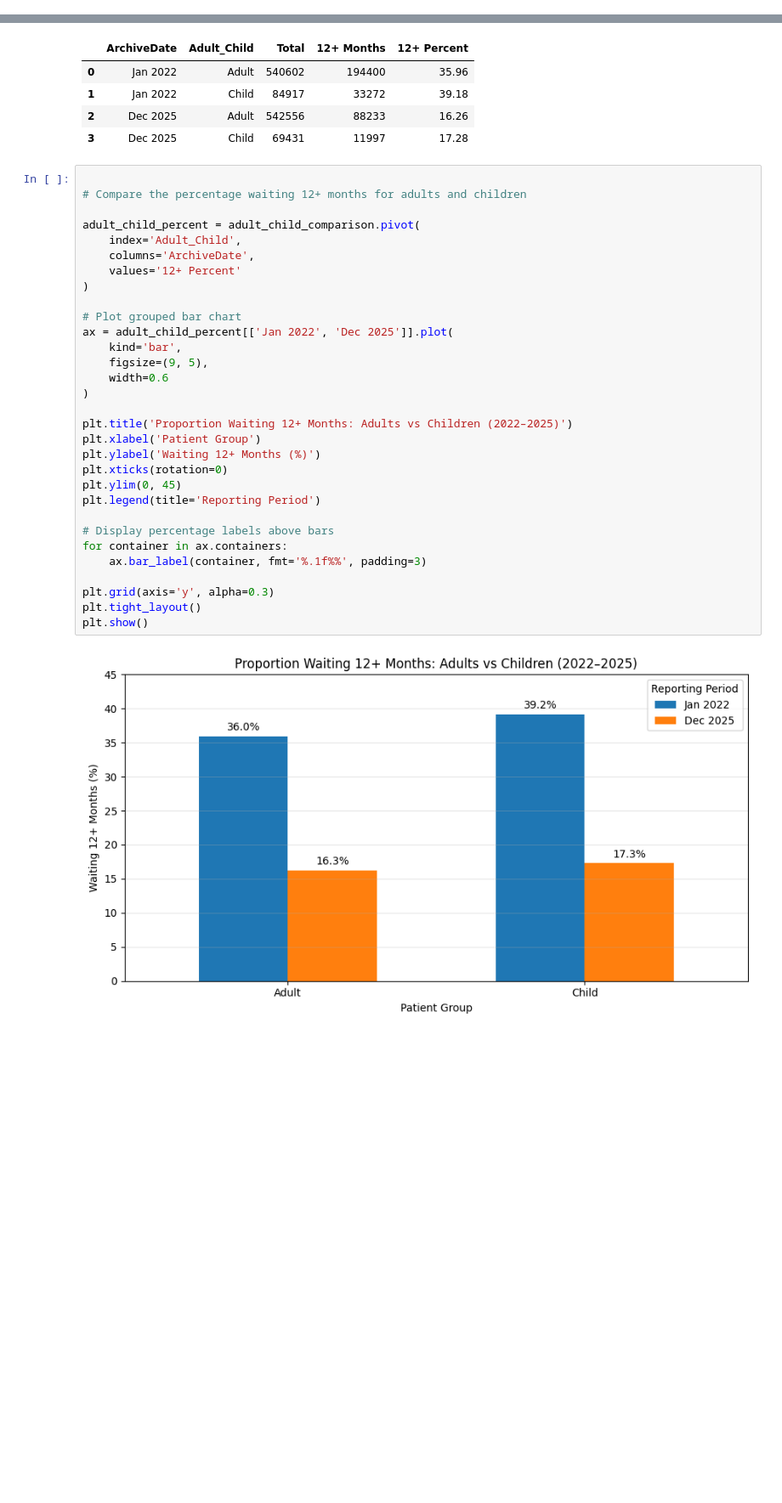
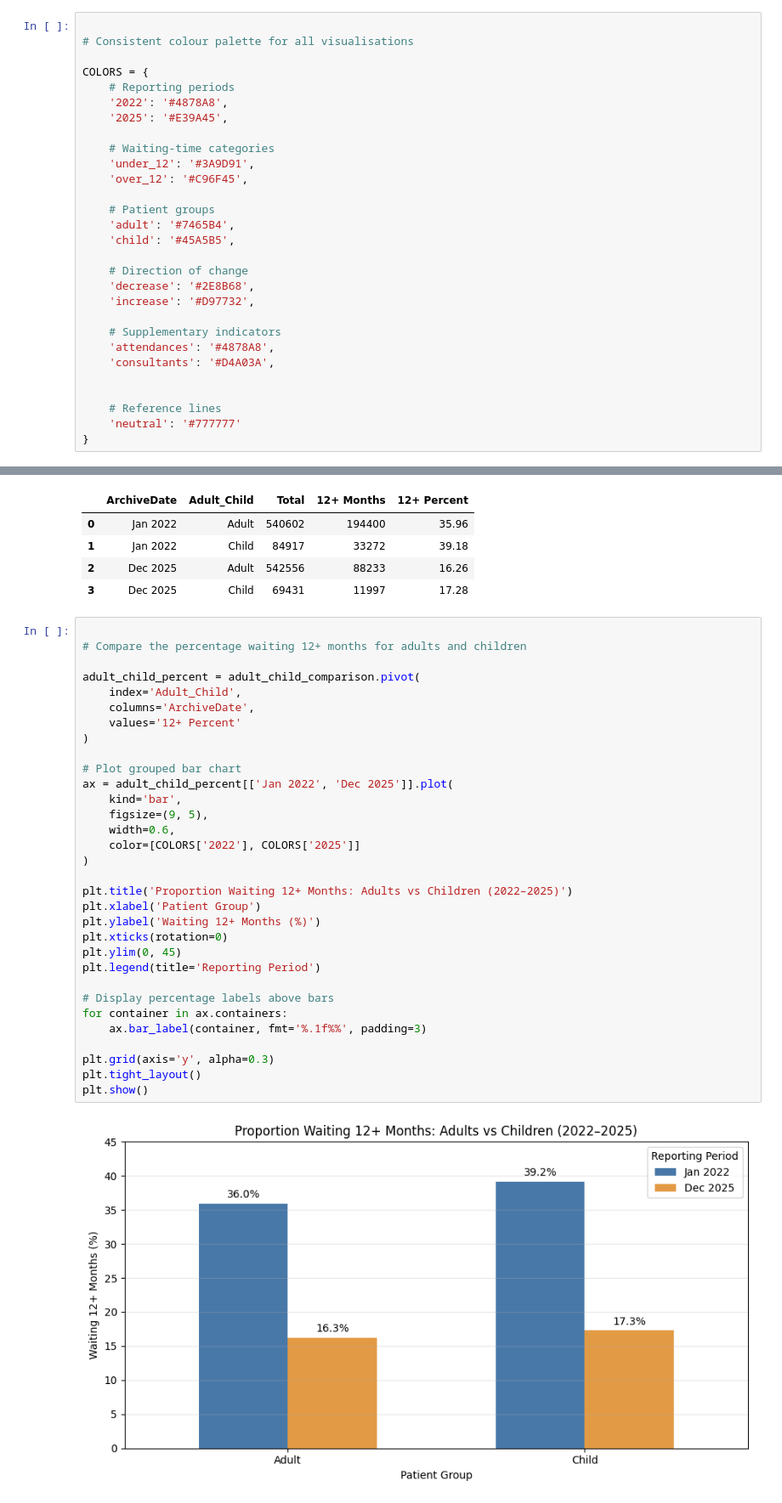
Before and after one commit to chantellehendry12-byte/Colab, a Jupyter notebook: CA2_Outpatient_Waiting_List_Analysis.ipynb, the cells around one changed output, grey strips where cells are left out. Shown at 85% size. Saved outputs shown, nothing was run; the diff lists cells and outputs as text; blank space fills up the shorter version.

```diff
--- a/CA2_Outpatient_Waiting_List_Analysis.ipynb
+++ b/CA2_Outpatient_Waiting_List_Analysis.ipynb
@@ -74,6 +74,35 @@ Saving Hospital_Waiting_Lists_Ireland_2022_to_2025.csv to Hospital_Waiting_Lists
 # Read datasets
 hospital_df = pd.read_csv('Hospital_Waiting_Lists_Ireland_2022_to_2025.csv')
 speciality_df = pd.read_csv('Speciality_Waiting_Lists_Ireland_2022_to_2025.csv')
+# %%
+
+# Consistent colour palette for all visualisations
+
+COLORS = {
+    # Reporting periods
+    '2022': '#4878A8',
+    '2025': '#E39A45',
+
+    # Waiting-time categories
+    'under_12': '#3A9D91',
+    'over_12': '#C96F45',
+
+    # Patient groups
+    'adult': '#7465B4',
+    'child': '#45A5B5',
+
+    # Direction of change
+    'decrease': '#2E8B68',
+    'increase': '#D97732',
+
+    # Supplementary indicators
+    'attendances': '#4878A8',
+    'consultants': '#D4A03A',
+
+
+    # Reference lines
+    'neutral': '#777777'
+}
 # %% [markdown]
 ### 3.2 Initial Data Exploration
 
@@ -709,35 +740,36 @@ display(adult_child_comparison.round(2))
 
 # Compare the percentage waiting 12+ months for adults and children
 
 adult_child_percent = adult_child_comparison.pivot(
     index='Adult_Child',
     columns='ArchiveDate',
     values='12+ Percent'
 )
 
 # Plot grouped bar chart
 ax = adult_child_percent[['Jan 2022', 'Dec 2025']].plot(
     kind='bar',
     figsize=(9, 5),
-    width=0.6
+    width=0.6,
+    color=[COLORS['2022'], COLORS['2025']]
 )
 
 plt.title('Proportion Waiting 12+ Months: Adults vs Children (2022–2025)')
 plt.xlabel('Patient Group')
 plt.ylabel('Waiting 12+ Months (%)')
 plt.xticks(rotation=0)
 plt.ylim(0, 45)
 plt.legend(title='Reporting Period')
 
 # Display percentage labels above bars
 for container in ax.containers:
     ax.bar_label(container, fmt='%.1f%%', padding=3)
 
 plt.grid(axis='y', alpha=0.3)
 plt.tight_layout()
 plt.show()
 # %% [output]
-[figure, old version]
+[figure, new version]
 # %% [markdown]
 **Findings**
 
```
Also changed, not shown: parts of 14 cells of this notebook.
